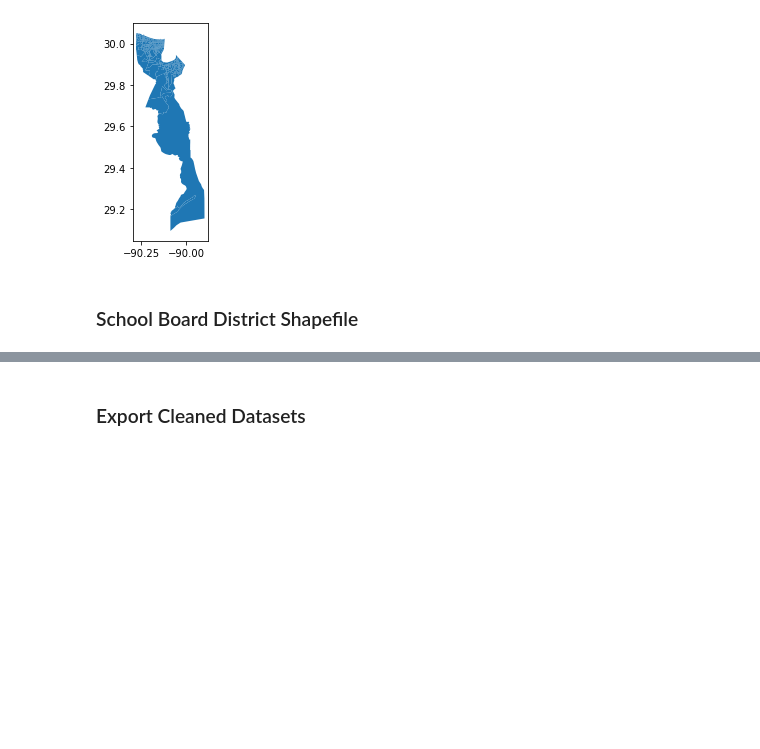
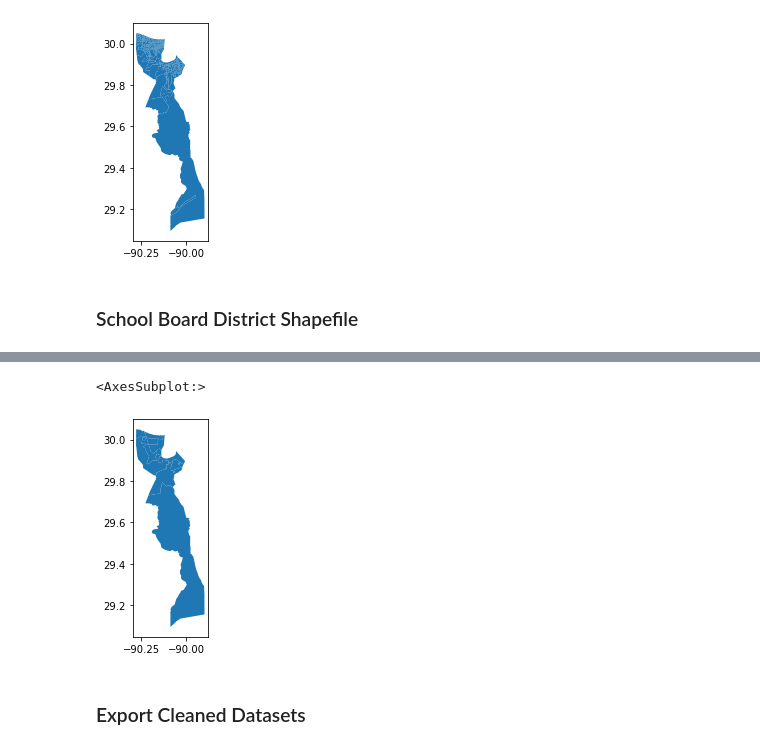
Before and after one commit to nonpartisan-redistricting-datahub/local_pber_collection, a Jupyter notebook: LA22_JEFFERSON_SB.ipynb, the cells around one changed output, grey strips where cells are left out. Saved outputs shown, nothing was run; the diff lists cells and outputs as text; code cells hidden in the pictures; blank space fills up the shorter version.

Commit message:
minor change to jeff parish sb code
include code for school board district shapefile

```diff
--- a/LA22_JEFFERSON_SB.ipynb
+++ b/LA22_JEFFERSON_SB.ipynb
@@ -402,12 +402,12 @@ jeff_pber_final.plot()
 # %% [markdown]
 ### School Board District Shapefile
 # %%
-# #dissolve
-# jeff_dist = jeff_pber_final[['DISTRICT', 'geometry']].dissolve(by='DISTRICT').reset_index()
+#dissolve
+jeff_dist = jeff_pber_final[['DISTRICT', 'geometry']].dissolve(by='DISTRICT').reset_index()
 # %%
-# #Add unique ID col
-# jeff_dist['DISTRICT'] = jeff_dist['DISTRICT'].astype(str)
-# jeff_dist['UNIQUE_ID'] = 'JEFFERSON_SBDISTRICT_' + jeff_dist['DISTRICT']
-# #subset
-# jeff_dist = jeff_dist[['UNIQUE_ID', 'geometry']]
+#Add unique ID col
+jeff_dist['DISTRICT'] = jeff_dist['DISTRICT'].astype(str)
+jeff_dist['UNIQUE_ID'] = 'JEFFERSON_SBDISTRICT_' + jeff_dist['DISTRICT']
+#subset
+jeff_dist = jeff_dist[['UNIQUE_ID', 'geometry']]
 # %%
@@ -415,5 +427,8 @@ jeff_pber_final.plot()
 # %%
-# jeff_dist.plot()
+jeff_dist.plot()
+# %% [output]
+<AxesSubplot:>
+[figure, added]
 # %% [markdown]
 
 
```
Also changed, not shown: parts of 6 cells of this notebook.
